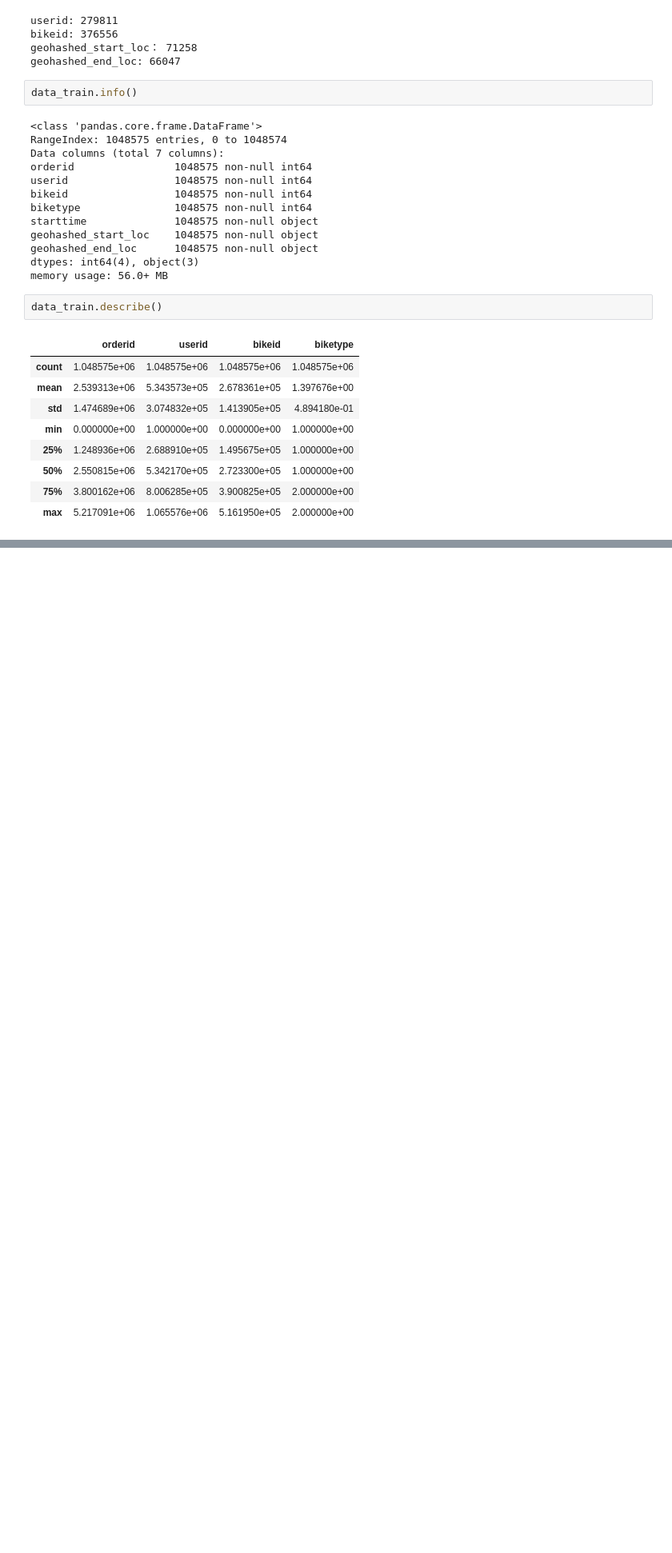
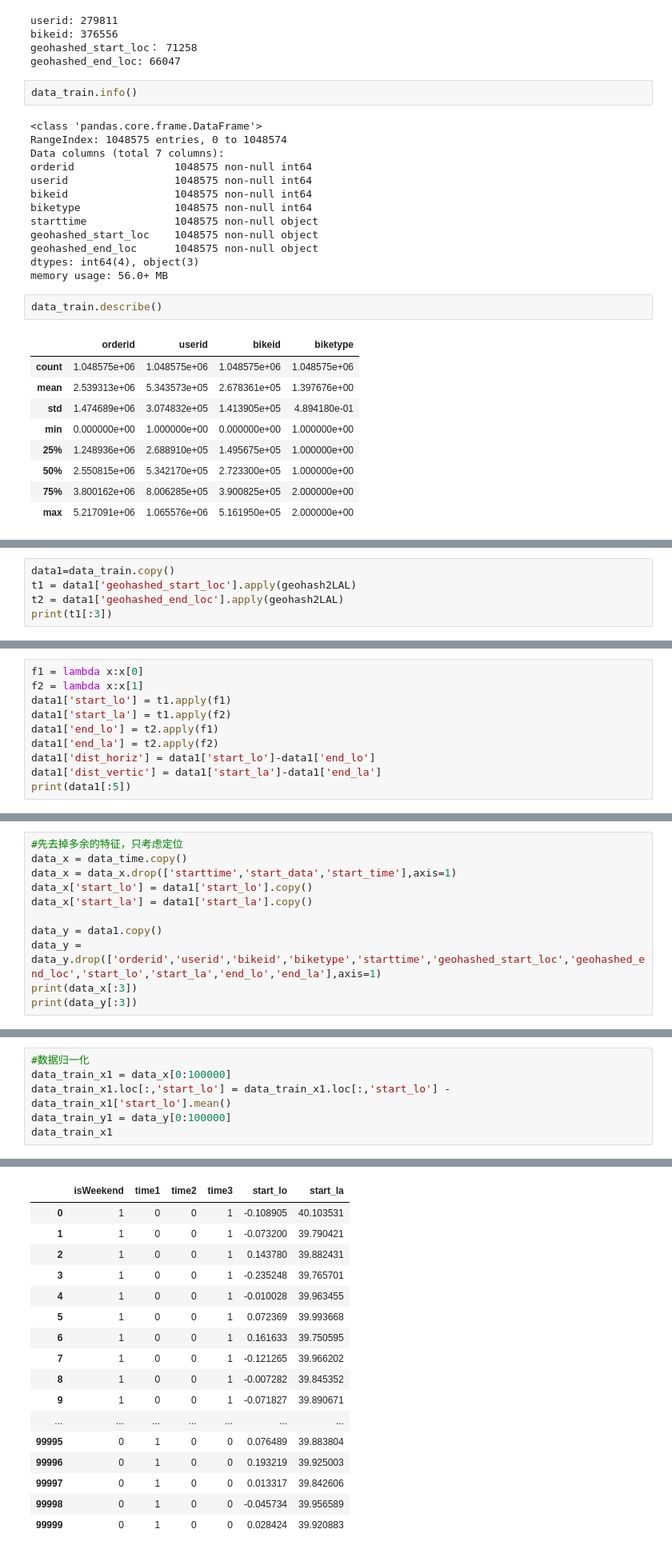
Before and after one commit to fire717/Machine-Learning, a Jupyter notebook: biendata/mobike.ipynb, the cells around one changed output, grey strips where cells are left out. Shown: that part at 80% size. Cells and saved outputs as stored; diff of their text form; blank space fills up the shorter version.

```diff
--- a/biendata/mobike.ipynb
+++ b/biendata/mobike.ipynb
@@ -198,0 +184,5 @@ print(data_train.shape)
+# %%
+data1=data_train.copy()
+t1 = data1['geohashed_start_loc'].apply(geohash2LAL)
+t2 = data1['geohashed_end_loc'].apply(geohash2LAL)
+print(t1[:3])
@@ -198,0 +194,10 @@ print(data_train.shape)
+# %%
+f1 = lambda x:x[0]
+f2 = lambda x:x[1]
+data1['start_lo'] = t1.apply(f1)
+data1['start_la'] = t1.apply(f2)
+data1['end_lo'] = t2.apply(f1)
+data1['end_la'] = t2.apply(f2)
+data1['dist_horiz'] = data1['start_lo']-data1['end_lo']
+data1['dist_vertic'] = data1['start_la']-data1['end_la']
+print(data1[:5])
@@ -198,0 +273,11 @@ print(data_train.shape)
+# %%
+#先去掉多余的特征，只考虑定位
+data_x = data_time.copy()
+data_x = data_x.drop(['starttime','start_data','start_time'],axis=1)
+data_x['start_lo'] = data1['start_lo'].copy()
+data_x['start_la'] = data1['start_la'].copy()
+
+data_y = data1.copy()
+data_y = data_y.drop(['orderid','userid','bikeid','biketype','starttime','geohashed_start_loc','geohashed_end_loc','start_lo','start_la','end_lo','end_la'],axis=1)
+print(data_x[:3])
+print(data_y[:3])
@@ -198,0 +307,7 @@ print(data_train.shape)
+# %%
+#数据归一化
+data_train_x1 = data_x[0:100000]
+data_train_x1.loc[:,'start_lo'] = data_train_x1.loc[:,'start_lo'] - data_train_x1['start_lo'].mean()
+data_train_y1 = data_y[0:100000]
+data_train_x1
+# %% [output]
@@ -198,0 +319,17 @@ print(data_train.shape)
+|  | isWeekend | time1 | time2 | time3 | start_lo | start_la |
+| 0 | 1 | 0 | 0 | 1 | -0.108905 | 40.103531 |
+| 1 | 1 | 0 | 0 | 1 | -0.073200 | 39.790421 |
+| 2 | 1 | 0 | 0 | 1 | 0.143780 | 39.882431 |
+| 3 | 1 | 0 | 0 | 1 | -0.235248 | 39.765701 |
+| 4 | 1 | 0 | 0 | 1 | -0.010028 | 39.963455 |
+| 5 | 1 | 0 | 0 | 1 | 0.072369 | 39.993668 |
+| 6 | 1 | 0 | 0 | 1 | 0.161633 | 39.750595 |
+| 7 | 1 | 0 | 0 | 1 | -0.121265 | 39.966202 |
+| 8 | 1 | 0 | 0 | 1 | -0.007282 | 39.845352 |
+| 9 | 1 | 0 | 0 | 1 | -0.071827 | 39.890671 |
+| ... | ... | ... | ... | ... | ... | ... |
+| 99995 | 0 | 1 | 0 | 0 | 0.076489 | 39.883804 |
+| 99996 | 0 | 1 | 0 | 0 | 0.193219 | 39.925003 |
+| 99997 | 0 | 1 | 0 | 0 | 0.013317 | 39.842606 |
+| 99998 | 0 | 1 | 0 | 0 | -0.045734 | 39.956589 |
+| 99999 | 0 | 1 | 0 | 0 | 0.028424 | 39.920883 |
```
Also changed, not shown: parts of 13 cells of this notebook.
